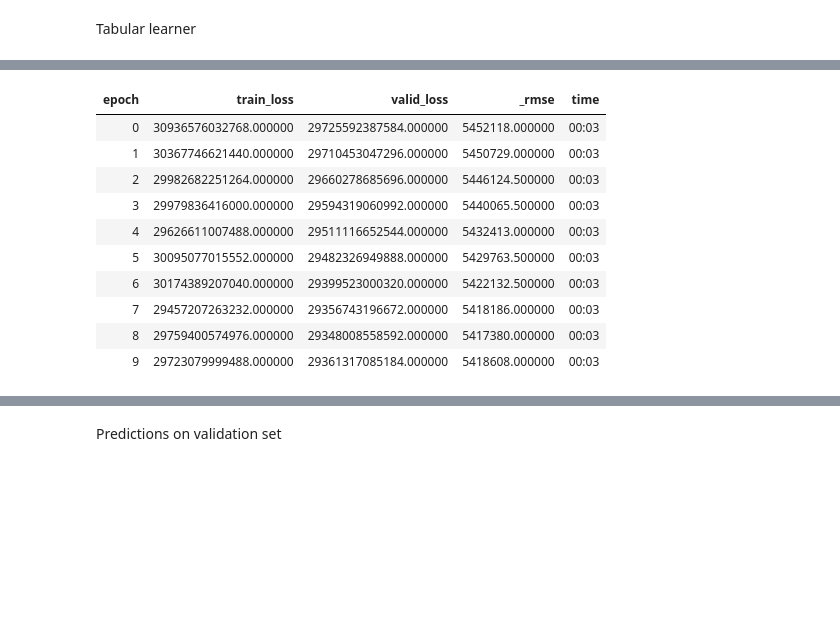
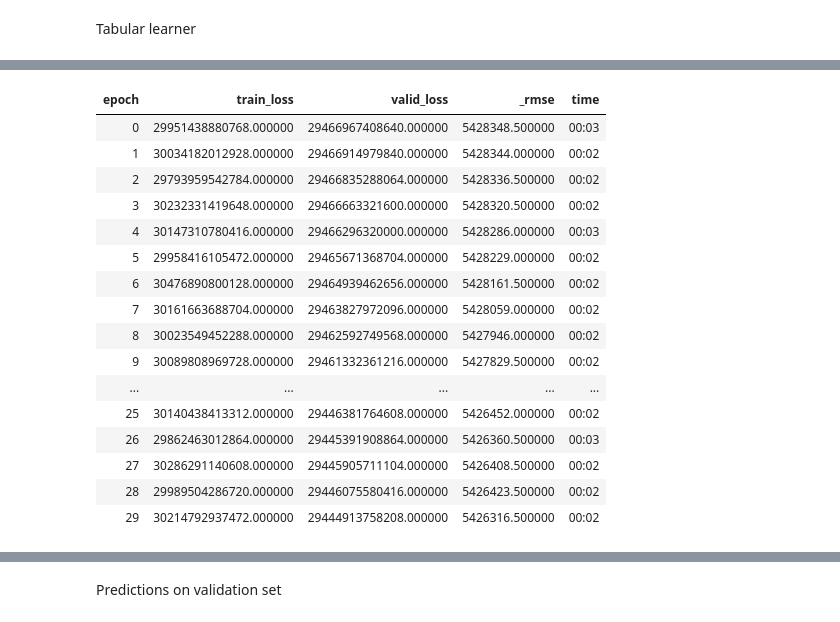
Before and after one commit to rubanzasilva/ps-S03E06, a Jupyter notebook: ps-s03e06.ipynb, the cells around one changed output, grey strips where cells are left out. Drawn from its saved outputs; the diff is of its cells as text; code cells hidden in the pictures; blank space fills up the shorter version.

```diff
--- a/ps-s03e06.ipynb
+++ b/ps-s03e06.ipynb
@@ -163,17 +163,23 @@ SuggestedLRs(valley=0.3019951581954956)
 # %%
-learn.fit_one_cycle(10,1e-2)
+learn.fit_one_cycle(30,1e-3, wd=0.2)
 # %% [output]
 | epoch | train_loss | valid_loss | _rmse | time |
-| 0 | 30936576032768.000000 | 29725592387584.000000 | 5452118.000000 | 00:03 |
-| 1 | 30367746621440.000000 | 29710453047296.000000 | 5450729.000000 | 00:03 |
-| 2 | 29982682251264.000000 | 29660278685696.000000 | 5446124.500000 | 00:03 |
-| 3 | 29979836416000.000000 | 29594319060992.000000 | 5440065.500000 | 00:03 |
-| 4 | 29626611007488.000000 | 29511116652544.000000 | 5432413.000000 | 00:03 |
-| 5 | 30095077015552.000000 | 29482326949888.000000 | 5429763.500000 | 00:03 |
-| 6 | 30174389207040.000000 | 29399523000320.000000 | 5422132.500000 | 00:03 |
-| 7 | 29457207263232.000000 | 29356743196672.000000 | 5418186.000000 | 00:03 |
-| 8 | 29759400574976.000000 | 29348008558592.000000 | 5417380.000000 | 00:03 |
-| 9 | 29723079999488.000000 | 29361317085184.000000 | 5418608.000000 | 00:03 |
+| 0 | 29951438880768.000000 | 29466967408640.000000 | 5428348.500000 | 00:03 |
+| 1 | 30034182012928.000000 | 29466914979840.000000 | 5428344.000000 | 00:02 |
+| 2 | 29793959542784.000000 | 29466835288064.000000 | 5428336.500000 | 00:02 |
+| 3 | 30232331419648.000000 | 29466663321600.000000 | 5428320.500000 | 00:02 |
+| 4 | 30147310780416.000000 | 29466296320000.000000 | 5428286.000000 | 00:03 |
+| 5 | 29958416105472.000000 | 29465671368704.000000 | 5428229.000000 | 00:02 |
+| 6 | 30476890800128.000000 | 29464939462656.000000 | 5428161.500000 | 00:02 |
+| 7 | 30161663688704.000000 | 29463827972096.000000 | 5428059.000000 | 00:02 |
+| 8 | 30023549452288.000000 | 29462592749568.000000 | 5427946.000000 | 00:02 |
+| 9 | 30089808969728.000000 | 29461332361216.000000 | 5427829.500000 | 00:02 |
+| ... | ... | ... | ... | ... |
+| 25 | 30140438413312.000000 | 29446381764608.000000 | 5426452.000000 | 00:02 |
+| 26 | 29862463012864.000000 | 29445391908864.000000 | 5426360.500000 | 00:03 |
+| 27 | 30286291140608.000000 | 29445905711104.000000 | 5426408.500000 | 00:02 |
+| 28 | 29989504286720.000000 | 29446075580416.000000 | 5426423.500000 | 00:02 |
+| 29 | 30214792937472.000000 | 29444913758208.000000 | 5426316.500000 | 00:02 |
 # %%
 learn.show_results()
 # %% [output]
```
Also changed, not shown: parts of 6 cells of this notebook.
